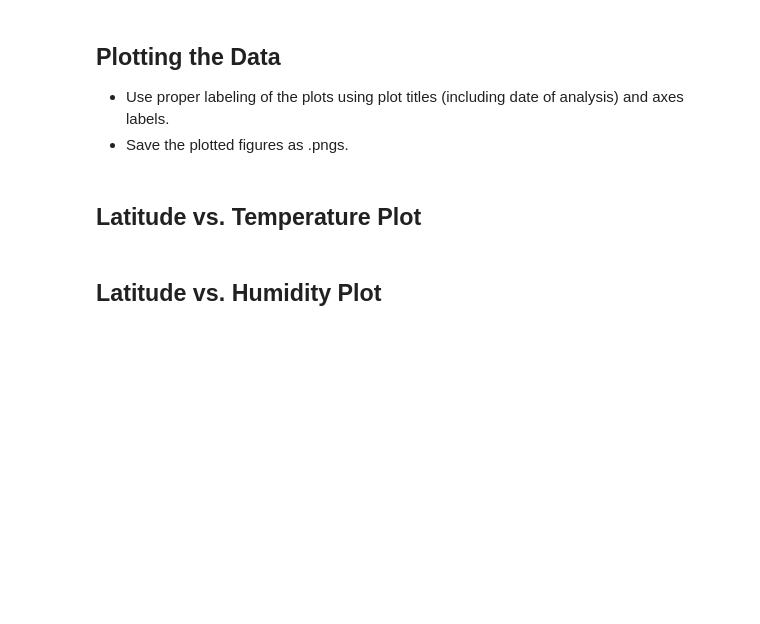
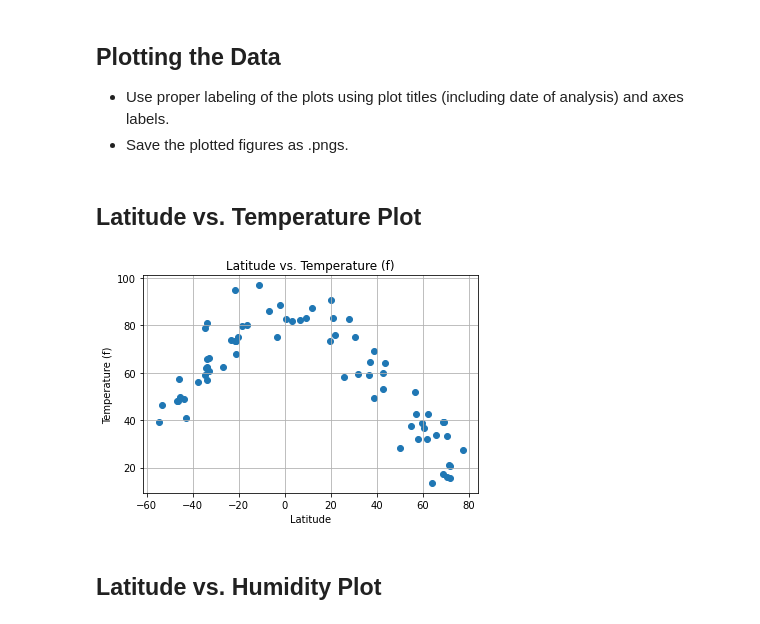
Before and after one commit to blackdenarius307/API-Challenge, a Jupyter notebook: WeatherPy.ipynb, the cells around one changed output. Saved outputs shown, nothing was run; the diff lists cells and outputs as text; code cells hidden in the pictures; blank space fills up the shorter version.

```diff
--- a/WeatherPy.ipynb
+++ b/WeatherPy.ipynb
@@ -109,12 +130,18 @@ data_df[data_df['Humidity'] <= 100]
 # %% [markdown]
 ## Latitude vs. Temperature Plot
 # %%
+#Overall Latitude vs Temperature
 Lattemp = data_df['Latitude']
 Templat = data_df['Temperature (f)']
 plt.scatter(Lattemp, Templat)
 plt.xlabel('Latitude')
 plt.ylabel('Temperature (f)')
 plt.title('Latitude vs. Temperature (f)')
+plt.grid(True)
+# Save the figure.
+plt.savefig('Images/Temp_vs_Lat.png')
+# %% [output]
+[figure, added]
 # %% [markdown]
 ## Latitude vs. Humidity Plot
 # %%
```
Also changed, not shown: parts of 9 cells of this notebook, 6 other files.
